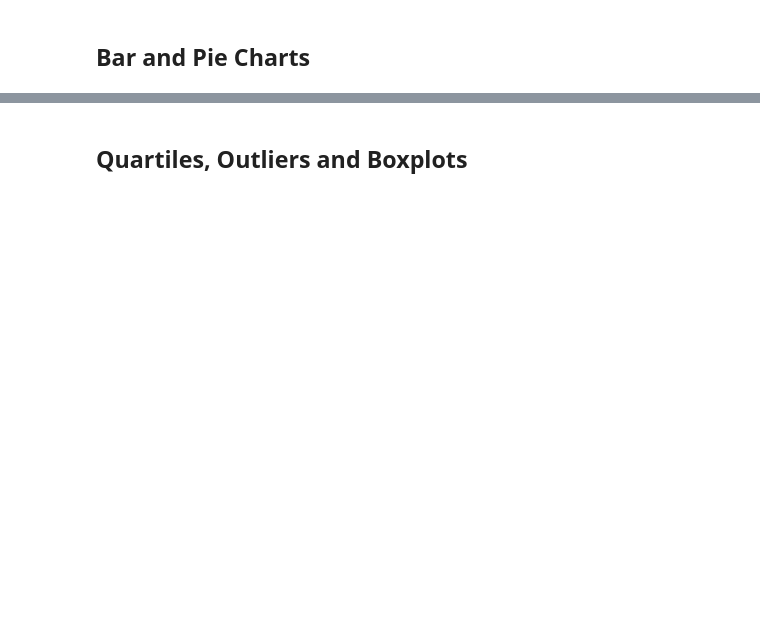
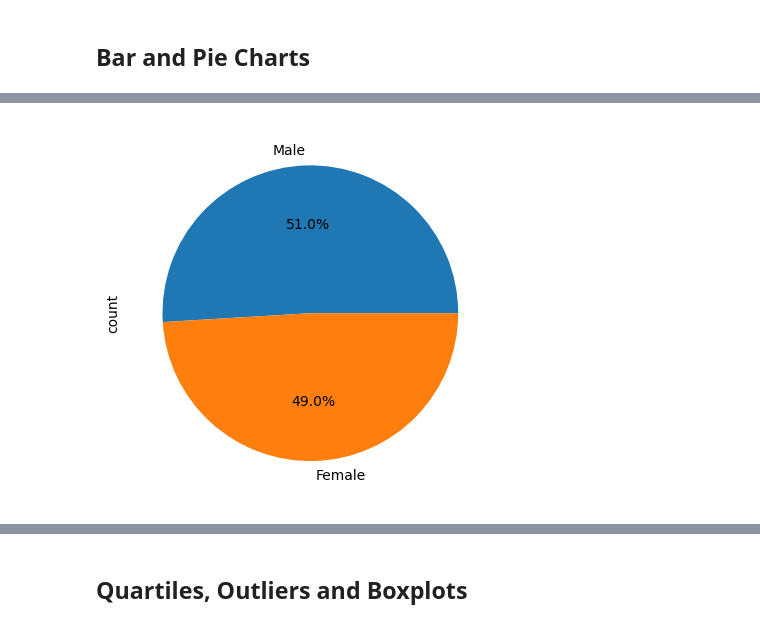
Before and after one commit to Windycity83/module_5_Challenge, a Jupyter notebook: Module_5_Challenge/Pymaceuticals/pymaceuticals_starter.ipynb, the cells around one changed output, grey strips where cells are left out. Cells and saved outputs as stored; diff of their text form; code cells hidden in the pictures; blank space fills up the shorter version.

```diff
--- a/Module_5_Challenge/Pymaceuticals/pymaceuticals_starter.ipynb
+++ b/Module_5_Challenge/Pymaceuticals/pymaceuticals_starter.ipynb
@@ -136,4 +212,10 @@ AttributeError: 'int' object has no attribute 'groupby'
 # %%
 # Generate a pie plot showing the distribution of female versus male mice using Pandas
+
+counts = clean_mouse_data.Sex.value_counts()
+counts.plot(kind='pie', autopct = '%1.1f%%')
+plt.show()
+# %% [output]
+[figure, added]
 # %%
 # Generate a pie plot showing the distribution of female versus male mice using pyplot
```
Also changed, not shown: parts of 17 cells of this notebook.
